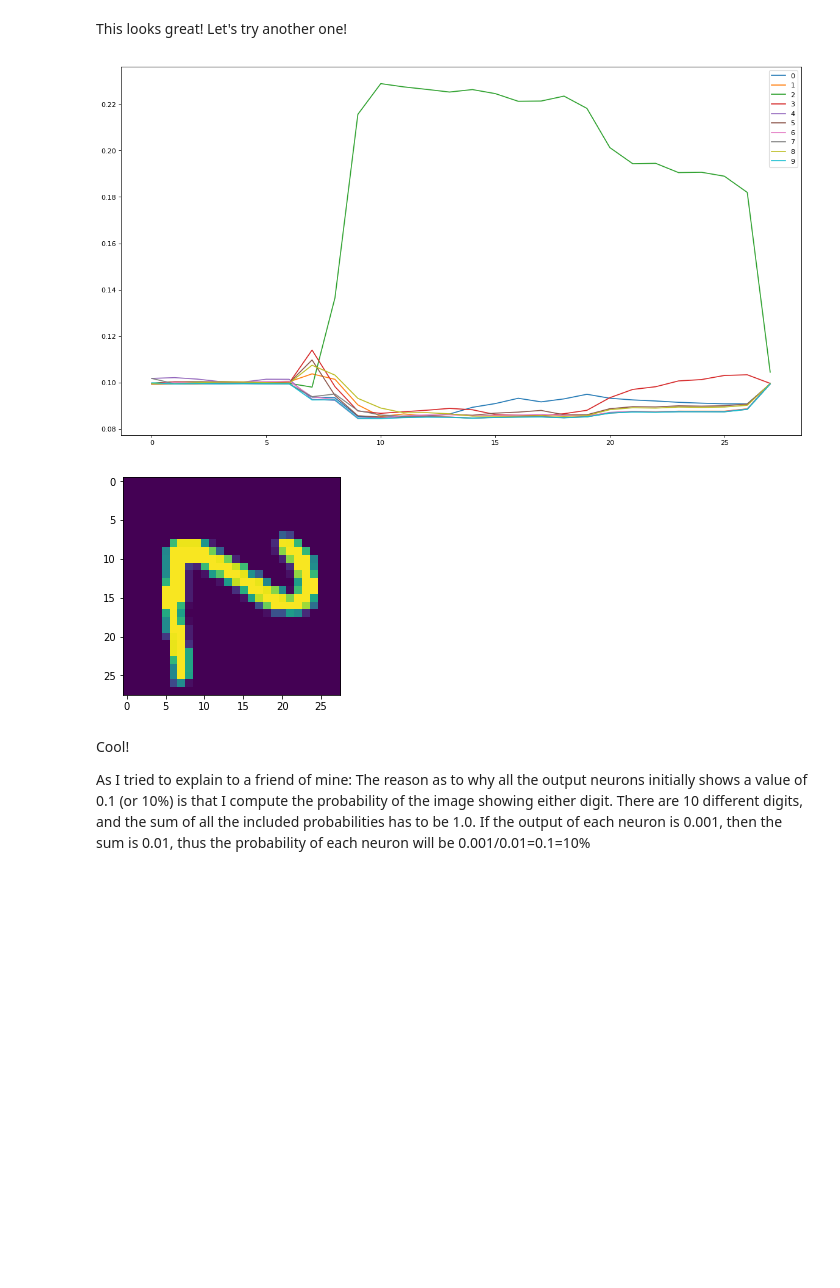
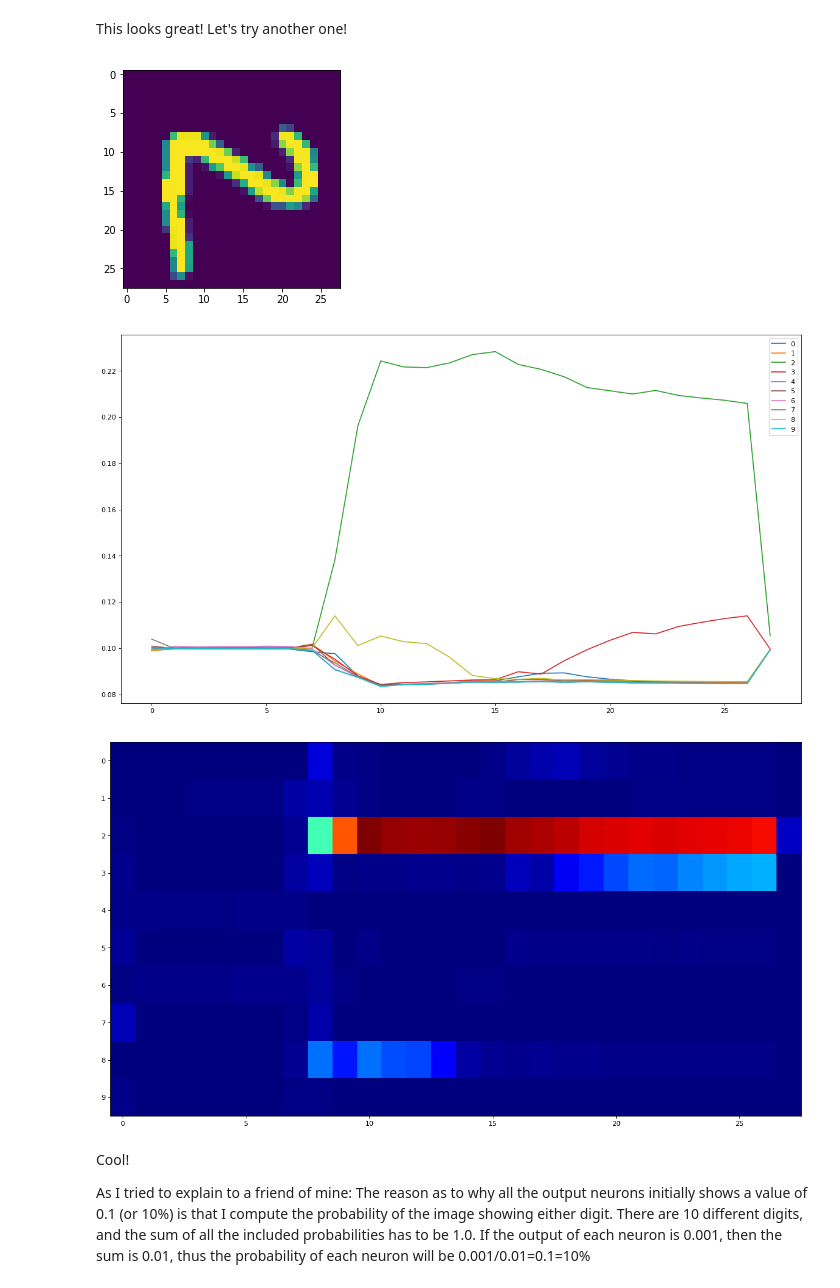
Before and after one commit to mariusbrataas/pistachio, a Jupyter notebook: rnn_mnist.ipynb, the cells around one changed output. Drawn from its saved outputs; the diff is of its cells as text; code cells hidden in the pictures; blank space fills up the shorter version.

```diff
--- a/rnn_mnist.ipynb
+++ b/rnn_mnist.ipynb
@@ -150,16 +163,21 @@ plt.show()
 This looks great! Let's try another one!
 # %%
 # Plotting prediction for some other figure
-predictions = slideModel(model, Xtest[1])
+predictions, states = slideModel(model, Xtest[1])
+
+# Showing actual figure
+plt.imshow(Xtest[1])
+plt.show()
+
+# Plotting predictions
 plotPreds(predictions)
+
+# Plotting output-neurons heatmap
+plotStates(states)
 # %% [output]
-[figure, old version]
+[figure, new version]
+[figure, added]
+[figure, added]
-# %%
-# Showing actual figure
-plt.imshow(Xtest[1])
-plt.show()
-# %% [output]
-[figure, removed]
 # %% [markdown]
 Cool!
 
```
Also changed, not shown: parts of 8 cells of this notebook, 2 other files.
